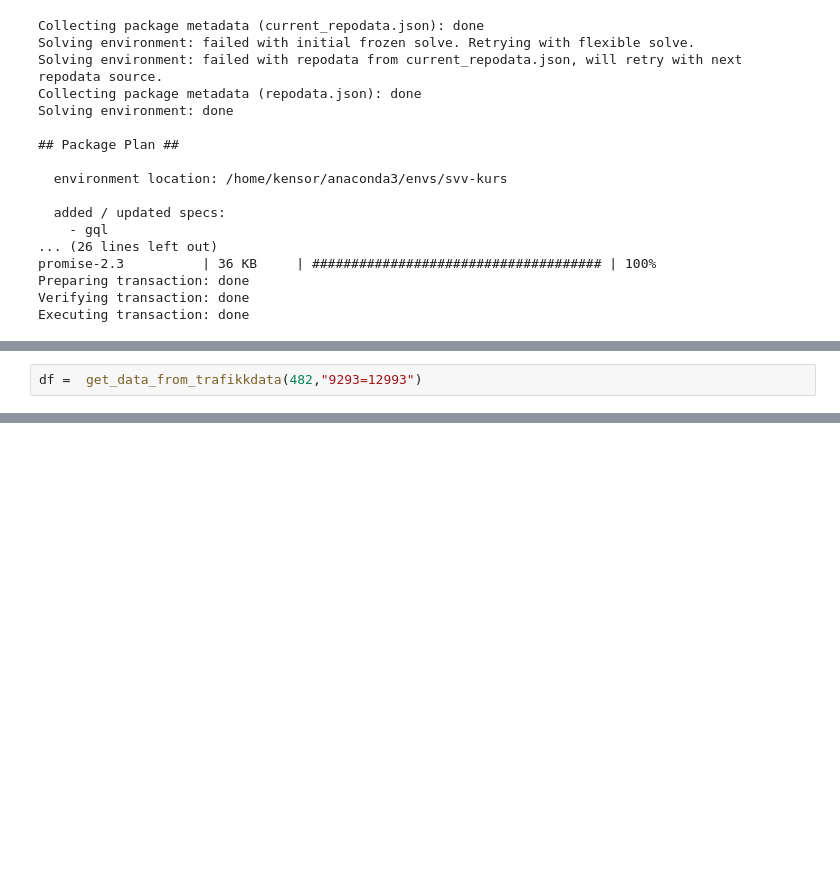
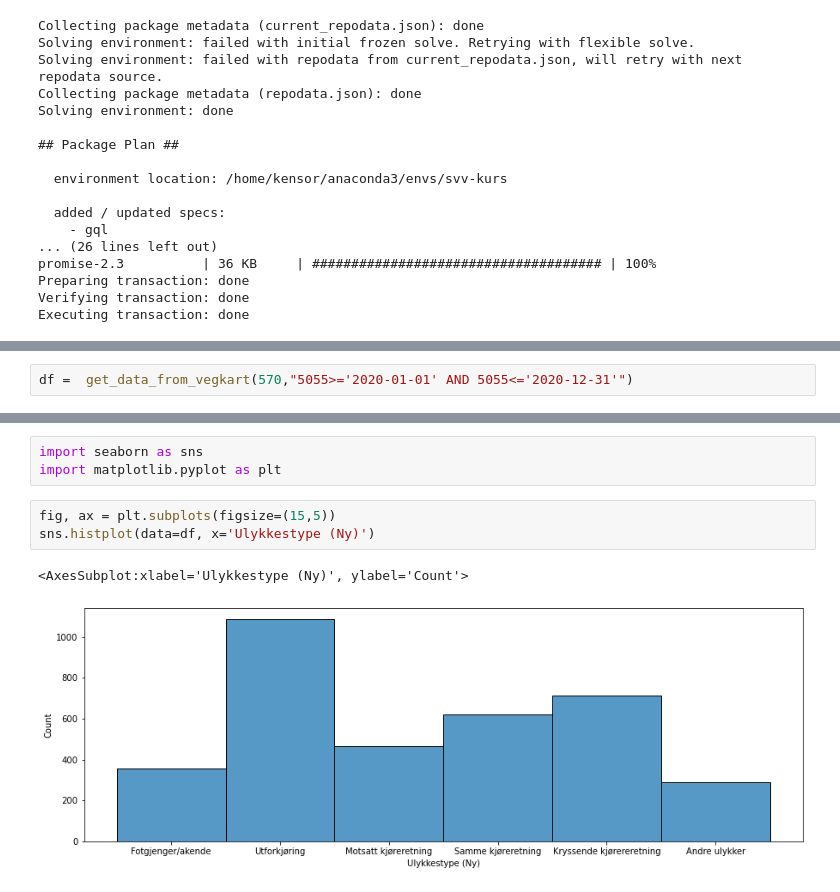
Before and after one commit to matsmichelsen/data-science-template, a Jupyter notebook: notebooks/traffic_accidents.ipynb, the cells around one changed output, grey strips where cells are left out. Cells and saved outputs as stored; diff of their text form; blank space fills up the shorter version.

```diff
--- a/notebooks/traffic_accidents.ipynb
+++ b/notebooks/traffic_accidents.ipynb
@@ -35,2 +36,2 @@ from src.data.get_data_from_trafikkdata import get_data_from_trafikkdata
 # %%
-df =  get_data_from_trafikkdata(482,"9293=12993")
+df =  get_data_from_vegkart(570,"5055>='2020-01-01' AND 5055<='2020-12-31'")
@@ -51,0 +88,9 @@ Index(['geometry', 'Med-retning (fra)', 'Mot-retning (fra)',
+# %%
+import seaborn as sns
+import matplotlib.pyplot as plt
+# %%
+fig, ax = plt.subplots(figsize=(15,5))
+sns.histplot(data=df, x='Ulykkestype (Ny)')
+# %% [output]
+<AxesSubplot:xlabel='Ulykkestype (Ny)', ylabel='Count'>
+[figure, added]
```
Also changed, not shown: parts of 14 cells of this notebook.
